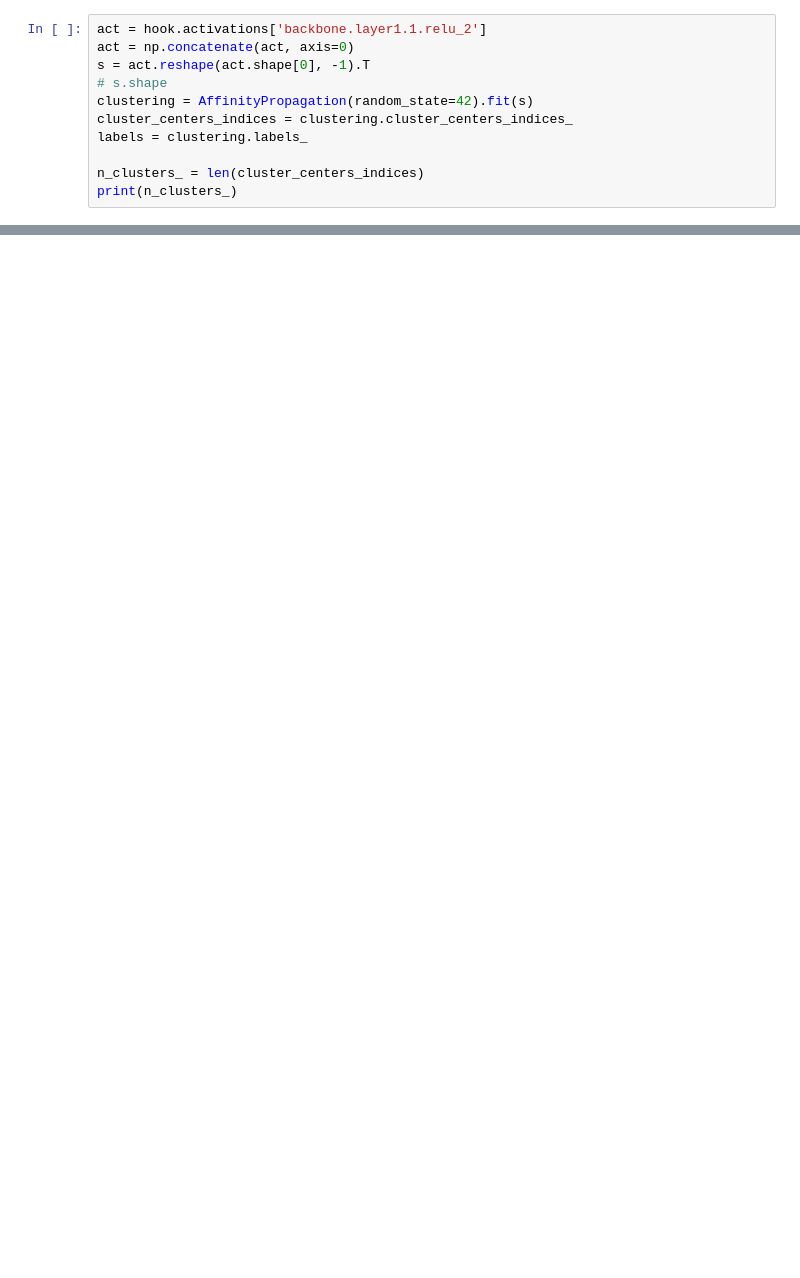
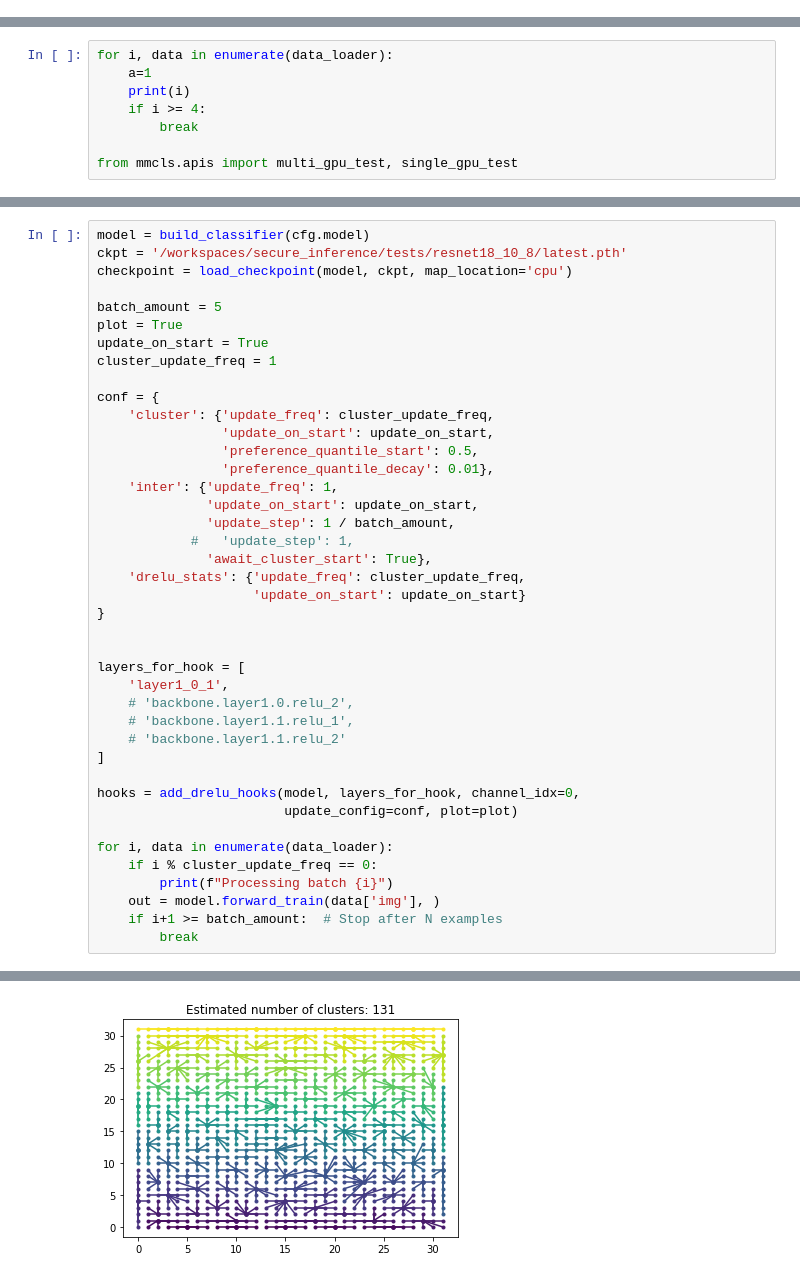
Before and after one commit to yonibor/secure_inference, a Jupyter notebook: sandbox.ipynb, the cells around one changed output, grey strips where cells are left out. Saved outputs shown, nothing was run; the diff lists cells and outputs as text; blank space fills up the shorter version.

```diff
--- a/sandbox.ipynb
+++ b/sandbox.ipynb
@@ -149,11 +0,0 @@ hook.activations['backbone.layer1.0.relu_1']
-# %%
-act = hook.activations['backbone.layer1.1.relu_2']
-act = np.concatenate(act, axis=0)
-s = act.reshape(act.shape[0], -1).T
-# s.shape
-clustering = AffinityPropagation(random_state=42).fit(s)
-cluster_centers_indices = clustering.cluster_centers_indices_
-labels = clustering.labels_
-
-n_clusters_ = len(cluster_centers_indices)
-print(n_clusters_)
@@ -248,0 +396,8 @@ dict_keys(['', 'backbone', 'backbone.conv1', 'backbone.bn1', 'backbone.relu', 'b
+# %%
+for i, data in enumerate(data_loader):
+    a=1
+    print(i)
+    if i >= 4:
+        break
+
+from mmcls.apis import multi_gpu_test, single_gpu_test
@@ -248,0 +410,42 @@ dict_keys(['', 'backbone', 'backbone.conv1', 'backbone.bn1', 'backbone.relu', 'b
+# %%
+model = build_classifier(cfg.model)
+ckpt = '/workspaces/secure_inference/tests/resnet18_10_8/latest.pth'
+checkpoint = load_checkpoint(model, ckpt, map_location='cpu')
+
+batch_amount = 5
+plot = True
+update_on_start = True
+cluster_update_freq = 1
+
+conf = {
+    'cluster': {'update_freq': cluster_update_freq,
+                'update_on_start': update_on_start,
+                'preference_quantile_start': 0.5,
+                'preference_quantile_decay': 0.01},
+    'inter': {'update_freq': 1,
+              'update_on_start': update_on_start,
+              'update_step': 1 / batch_amount,
+            #   'update_step': 1,
+              'await_cluster_start': True},
+    'drelu_stats': {'update_freq': cluster_update_freq,
+                    'update_on_start': update_on_start}
+}
+
+
+layers_for_hook = [
+    'layer1_0_1',
+    # 'backbone.layer1.0.relu_2',
+    # 'backbone.layer1.1.relu_1',
+    # 'backbone.layer1.1.relu_2'
+]
+
+hooks = add_drelu_hooks(model, layers_for_hook, channel_idx=0,
+                        update_config=conf, plot=plot)
+
+for i, data in enumerate(data_loader):
+    if i % cluster_update_freq == 0:
+        print(f"Processing batch {i}")
+    out = model.forward_train(data['img'], )
+    if i+1 >= batch_amount:  # Stop after N examples
+        break
+# %% [output]
@@ -248,0 +454 @@ dict_keys(['', 'backbone', 'backbone.conv1', 'backbone.bn1', 'backbone.relu', 'b
+[figure, added]
```
Also changed, not shown: parts of 38 cells of this notebook, 8 other files.
